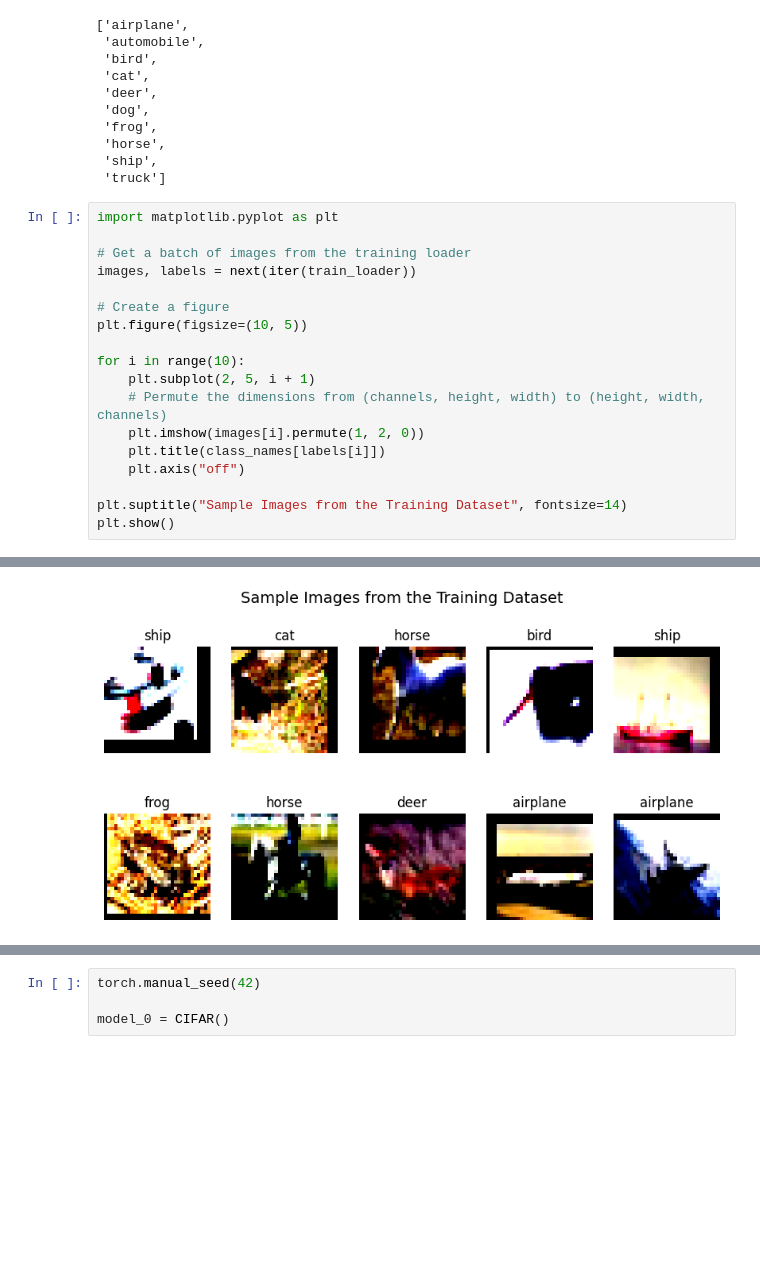
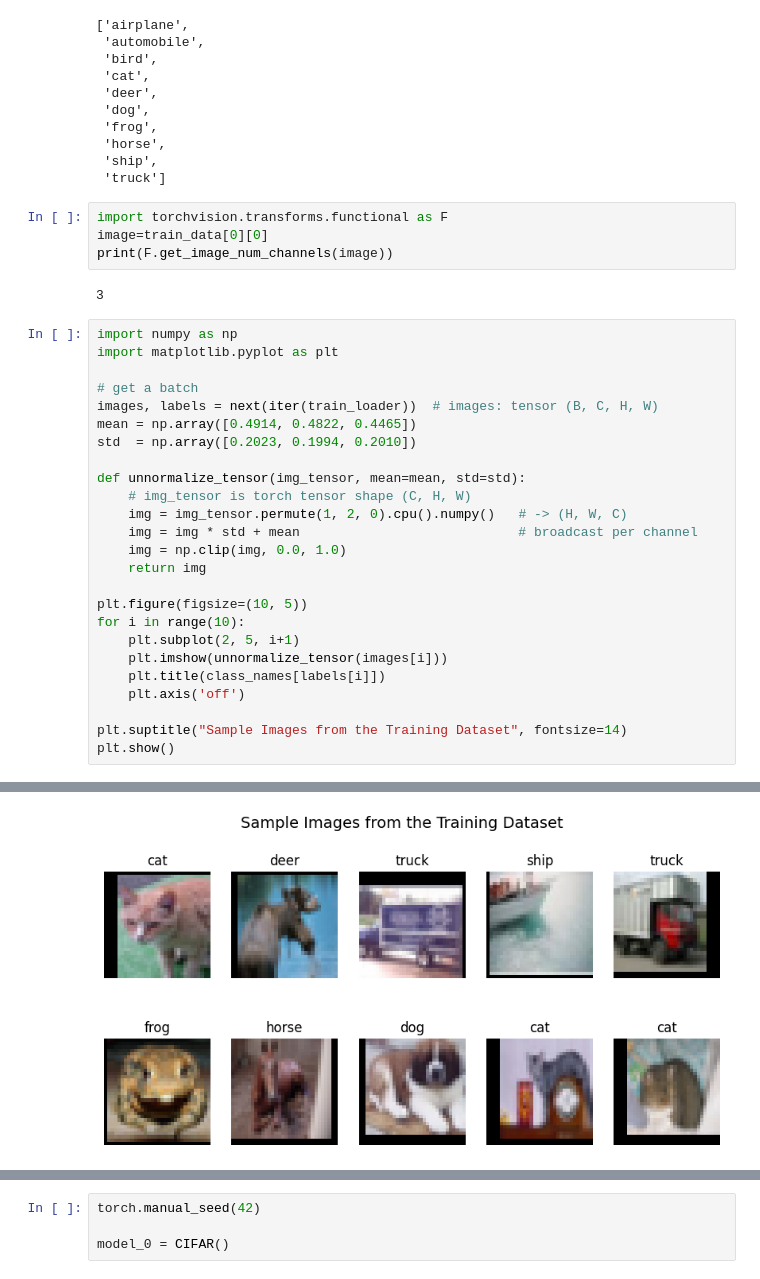
Before and after one commit to Rowaneissa/CIFAR-10-Classification-PyTorch-, a Jupyter notebook: CNN_for_CIFAR_10_Classification_(PyTorch_)ipynb.ipynb, the cells around one changed output, grey strips where cells are left out. Drawn from its saved outputs; the diff is of its cells as text; blank space fills up the shorter version.

```diff
--- a/CNN_for_CIFAR_10_Classification_(PyTorch_)ipynb.ipynb
+++ b/CNN_for_CIFAR_10_Classification_(PyTorch_)ipynb.ipynb
@@ -81,21 +81,34 @@ class_names
  'horse',
  'ship',
  'truck']
+# %%
+import torchvision.transforms.functional as F
+image=train_data[0][0]
+print(F.get_image_num_channels(image))
+# %% [output]
+3
 # %%
+import numpy as np
 import matplotlib.pyplot as plt
 
-# Get a batch of images from the training loader
-images, labels = next(iter(train_loader))
+# get a batch
+images, labels = next(iter(train_loader))  # images: tensor (B, C, H, W)
+mean = np.array([0.4914, 0.4822, 0.4465])
+std  = np.array([0.2023, 0.1994, 0.2010])
 
-# Create a figure
+def unnormalize_tensor(img_tensor, mean=mean, std=std):
+    # img_tensor is torch tensor shape (C, H, W)
+    img = img_tensor.permute(1, 2, 0).cpu().numpy()   # -> (H, W, C)
+    img = img * std + mean                            # broadcast per channel
+    img = np.clip(img, 0.0, 1.0)
+    return img
+
 plt.figure(figsize=(10, 5))
-
 for i in range(10):
-    plt.subplot(2, 5, i + 1)
-    # Permute the dimensions from (channels, height, width) to (height, width, channels)
-    plt.imshow(images[i].permute(1, 2, 0))
+    plt.subplot(2, 5, i+1)
+    plt.imshow(unnormalize_tensor(images[i]))
     plt.title(class_names[labels[i]])
-    plt.axis("off")
+    plt.axis('off')
 
 plt.suptitle("Sample Images from the Training Dataset", fontsize=14)
 plt.show()
@@ -113,4 +116,4 @@ WARNING:matplotlib.image:Clipping input data to the valid range for imshow with
-[figure, old version]
+[figure, new version]
 # %%
 from torch import nn
 class CIFAR(nn.Module):
```
Also changed, not shown: parts of 7 cells of this notebook.
